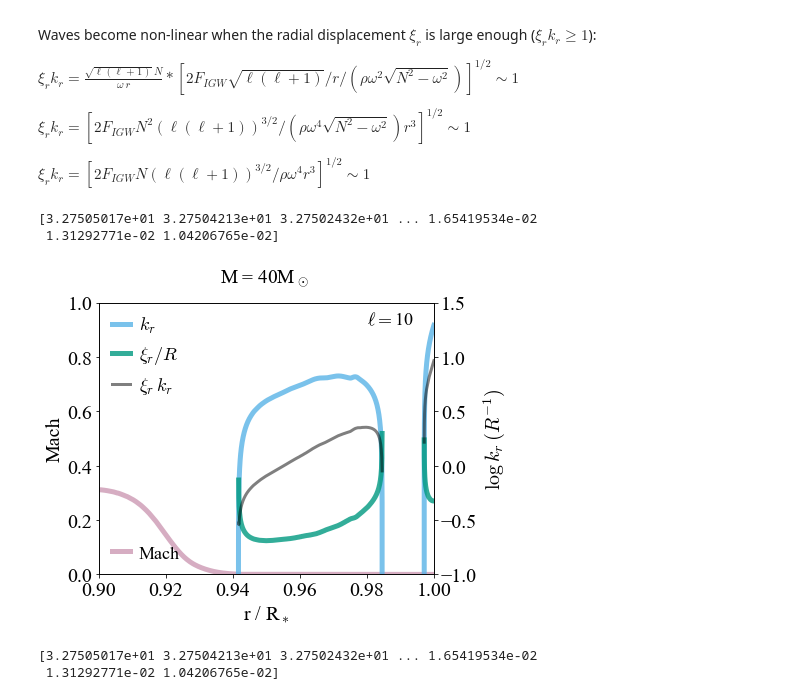
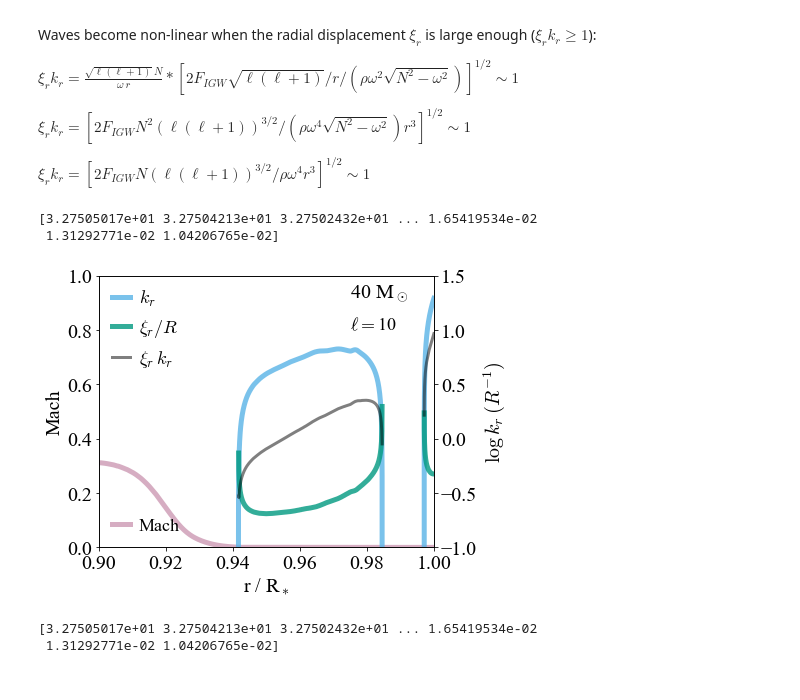
Before and after one commit to matteocantiello/rednoise, a Jupyter notebook: propagation_diagrams.ipynb, the cells around one changed output. Saved outputs shown, nothing was run; the diff lists cells and outputs as text; code cells hidden in the pictures.

```diff
--- a/propagation_diagrams.ipynb
+++ b/propagation_diagrams.ipynb
@@ -644,37 +644,37 @@ ax1.set_xlabel(r'r / R$_*$')
 ax1.set_xlim(0.9,1)
 ax1.set_ylim(0,1)
 legend1 = plt.legend(loc='lower left',fontsize=18,ncol=1)
 
 ax2=ax1.twinx()
 print(mesa.radius)
 # Calculate radial wavenumber
 kr = k_r(ell,brunt*muhz*pi2,omega_c,R)
 kh = k_h(ell,R)
 
 ax2.plot(R/R[1],np.log10(kr),linewidth=5, color=SKY_BLUE,alpha=0.8,label = r'$k_r$')
 #ax2.plot(R/R[1],kh,linewidth=3, color=ORANGE,alpha=0.8,label = r'$k_h$')
 #ax2.plot(mesa.radius/mesa.radius[1],np.log10((Figw/F)**0.5),linewidth=5, color=BLUE_GREEN,alpha=0.8,label = r'$\sqrt{F_{IGW}/F_{*}}$')
 
 
 xir= xi_r(ell,brunt*muhz*pi2,omega_c,R*rsun, rho, Figw_fecz)
 
 #ax2.plot(mesa.radius/mesa.radius[1],np.log10(kr*xir),linewidth=5, color=BLUE_GREEN,alpha=0.8,label = r'$\xi_r \, k_r$')
 ax2.plot(R/R[1],np.log10(xir/(R*rsun)),linewidth=5, color=BLUE_GREEN,alpha=0.8,label = r'$\xi_r/ R $')
 ax2.plot(R/R[1],np.log10(kr*xir/(R*rsun)),linewidth=3, color=BLACK,alpha=0.5,label = r'$\xi_r \, k_r$')
 legend2 = plt.legend(loc='upper left',fontsize=18,ncol=1)
 
 #ax2.set_xlim(0.75,1)
 ax2.set_ylim(-1,1.5)
 ax2.set_ylabel(r'$\log \, k_r \, (R^{-1})$')
-ax2.annotate('$\ell = $'+str(ell),(0.98,1.3), fontsize=18)
-
+ax2.annotate('$\ell = $'+str(ell),(0.975,1.0), fontsize=18)
+ax2.annotate(r'40 M$_\odot$',xy=(0.975,1.3),fontsize=20)
 #plt.ylabel(r'$\log \sqrt{F_{IGW}/F_0}$')
-plt.title(r'M = 40M$_\odot$ ') #X$_c$=0.68
+#plt.title(r'M = 40M$_\odot$ ') #X$_c$=0.68
 plt.savefig(figures+"Fluxes_mach_40Msun.pdf",bbox_inches='tight')
 # %% [output]
 [3.27505017e+01 3.27504213e+01 3.27502432e+01 ... 1.65419534e-02
  1.31292771e-02 1.04206765e-02]
-[figure, old version]
+[figure, new version]
 # %%
 plt.rcParams['figure.figsize'] = (5,6)
 xylim=[0.9,1.0]
```
Also changed, not shown: parts of 1 cell of this notebook, 2 other files.
